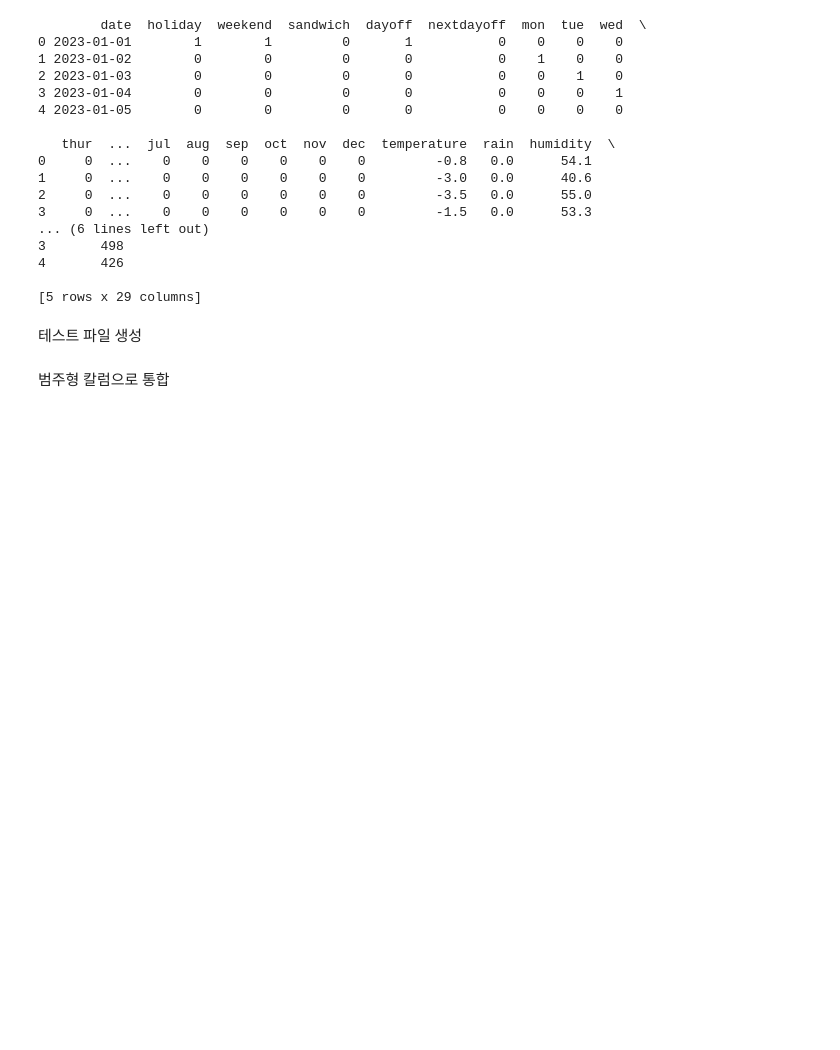
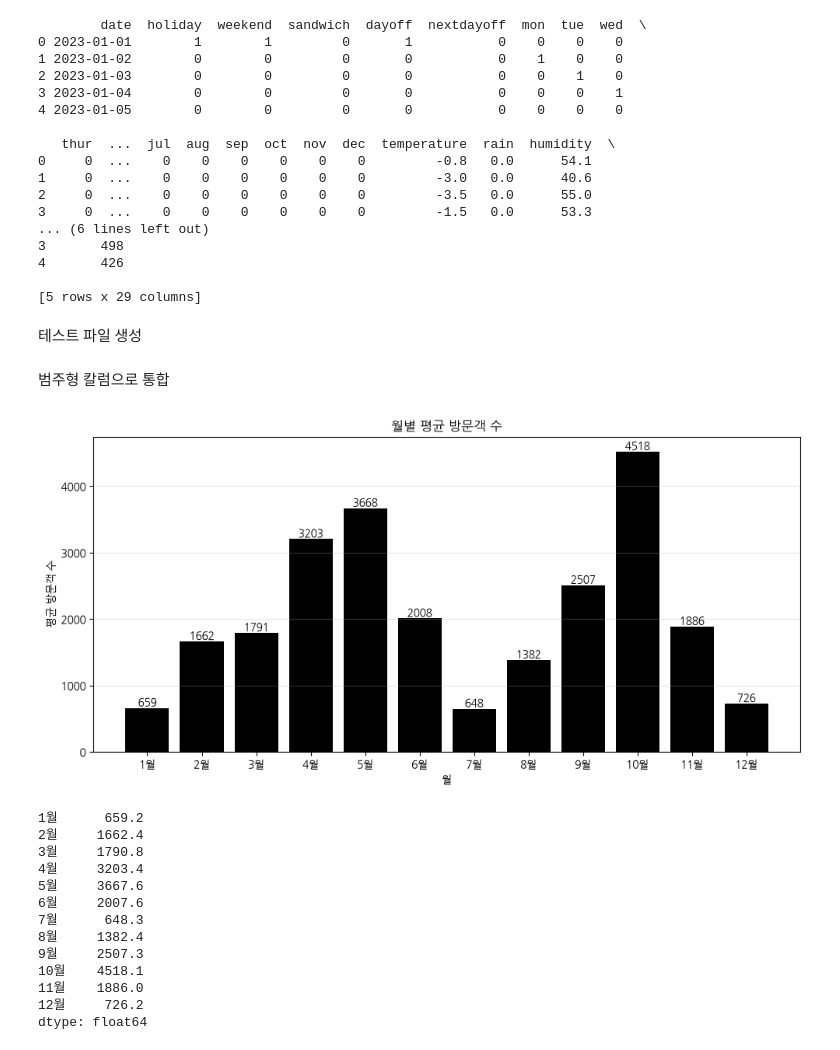
Before and after one commit to cmry9775/module_project-1-, a Jupyter notebook: project.ipynb, the cells around one changed output. Saved outputs shown, nothing was run; the diff lists cells and outputs as text; code cells hidden in the pictures; blank space fills up the shorter version.

```diff
--- a/project.ipynb
+++ b/project.ipynb
@@ -936,3 +920,47 @@ for file in files:
         df['rain'] = (df['rain'] * 100).astype(int)
 
     df.to_csv(file, index=False, encoding='utf-8-sig')
+# %%
+import pandas as pd
+import matplotlib.pyplot as plt
+
+plt.rc('font', family='NanumGothic') # korean for plt
+plt.rc('axes', unicode_minus=False) # prevent minus error
+
+df = pd.read_csv('feature.csv')
+
+months = ['jan', 'feb', 'mar', 'apr', 'may', 'jun',
+          'jul', 'aug', 'sep', 'oct', 'nov', 'dec']
+
+monthly_mean = [df.loc[df[m] == 1, 'visitors'].mean() for m in months]
+
+plt.figure(figsize=(10, 5))
+bars = plt.bar(range(1, 13), monthly_mean, color='black')
+for bar, value in zip(bars, monthly_mean):
+    plt.text(bar.get_x() + bar.get_width()/2, value, f'{value:.0f}',
+             ha='center', va='bottom')
+
+plt.xticks(range(1, 13), [f'{i}월' for i in range(1, 13)])
+plt.xlabel('월')
+plt.ylabel('평균 방문객 수')
+plt.title('월별 평균 방문객 수')
+plt.grid(axis='y', alpha=0.3)
+plt.tight_layout()
+plt.show()
+
+print(pd.Series(monthly_mean, index=[f'{i}월' for i in range(1, 13)]).round(1))
+# %% [output]
+[figure, added]
+1월      659.2
+2월     1662.4
+3월     1790.8
+4월     3203.4
+5월     3667.6
+6월     2007.6
+7월      648.3
+8월     1382.4
+9월     2507.3
+10월    4518.1
+11월    1886.0
+12월     726.2
+dtype: float64
```
Also changed, not shown: parts of 5 cells of this notebook, 5 other files.
